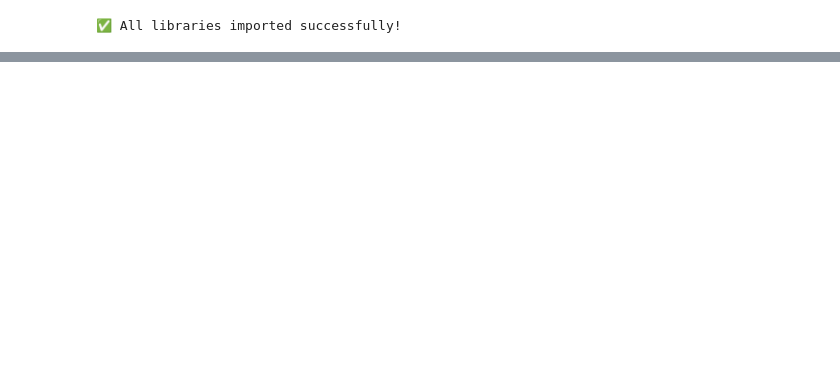
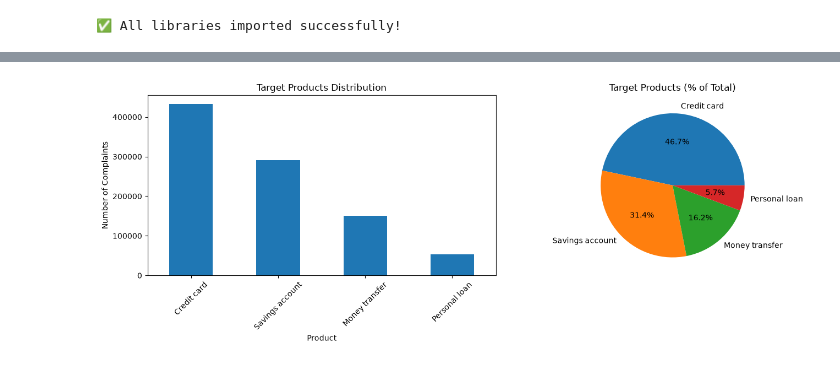
Before and after one commit to leesol1878/rag-complaint-chatbot, a Jupyter notebook: notebooks/01_eda_and_preprocessing.ipynb, the cells around one changed output, grey strips where cells are left out. Cells and saved outputs as stored; diff of their text form; code cells hidden in the pictures; blank space fills up the shorter version.

```diff
--- a/notebooks/01_eda_and_preprocessing.ipynb
+++ b/notebooks/01_eda_and_preprocessing.ipynb
@@ -30,0 +71,78 @@ NameError: name 'df' is not defined
+# %%
+# First, let's clean up product names
+def clean_product_name(product):
+    """
+    Standardize product names to match our target products
+    """
+    if pd.isna(product):
+        return product
+
+    product = str(product).lower()
+
+    # Credit Card products
+    if 'credit card' in product:
+        return 'Credit card'
+
+    # Personal Loan products
+    if 'payday loan' in product or 'personal loan' in product:
+        return 'Personal loan'
+
+    # Savings Account products
+    if 'savings' in product or 'checking' in product:
+        return 'Savings account'
+
+    # Money Transfer products
+    if 'money transfer' in product or 'money service' in product:
+        return 'Money transfer'
+
+    # If not a target product, return as-is
+    return product
+
+# Apply the cleaning
+df['Product_clean'] = df['Product'].apply(clean_product_name)
+
+# Now count by cleaned product names
+product_counts = df['Product_clean'].value_counts()
+product_percentage = (product_counts / len(df)) * 100
+
+# Create summary
+product_summary = pd.DataFrame({
+    'Count': product_counts,
+    'Percentage': product_percentage
+})
+print("📊 Product Distribution (Cleaned):")
+print(product_summary)
+
+# Filter to our target products only
+target_products = ['Credit card', 'Personal loan', 'Savings account', 'Money transfer']
+df_filtered = df[df['Product_clean'].isin(target_products)]
+
+print(f"\n✅ Filtered to {len(df_filtered):,} complaints for target products")
+print(f"📊 Target Product Distribution:")
+print(df_filtered['Product_clean'].value_counts())
+
+# Visualize
+fig, axes = plt.subplots(1, 2, figsize=(14, 5))
+
+# Target products only
+target_counts = df_filtered['Product_clean'].value_counts()
+target_counts.plot(kind='bar', ax=axes[0])
+axes[0].set_title('Target Products Distribution')
+axes[0].set_xlabel('Product')
+axes[0].set_ylabel('Number of Complaints')
+axes[0].tick_params(axis='x', rotation=45)
+
+# Pie chart of target products
+target_counts.plot(kind='pie', ax=axes[1], autopct='%1.1f%%')
+axes[1].set_title('Target Products (% of Total)')
+axes[1].set_ylabel('')
+
+plt.tight_layout()
+plt.show()
+
+# Show what we filtered out
+print(f"\n📊 Summary:")
+print(f"   Total complaints: {len(df):,}")
+print(f"   Target products: {len(df_filtered):,} ({len(df_filtered)/len(df)*100:.2f}%)")
+print(f"   Removed: {len(df) - len(df_filtered):,} complaints")
+# %% [output]
@@ -30,0 +166 @@ NameError: name 'df' is not defined
+[figure, added]
```
Also changed, not shown: parts of 11 cells of this notebook.
